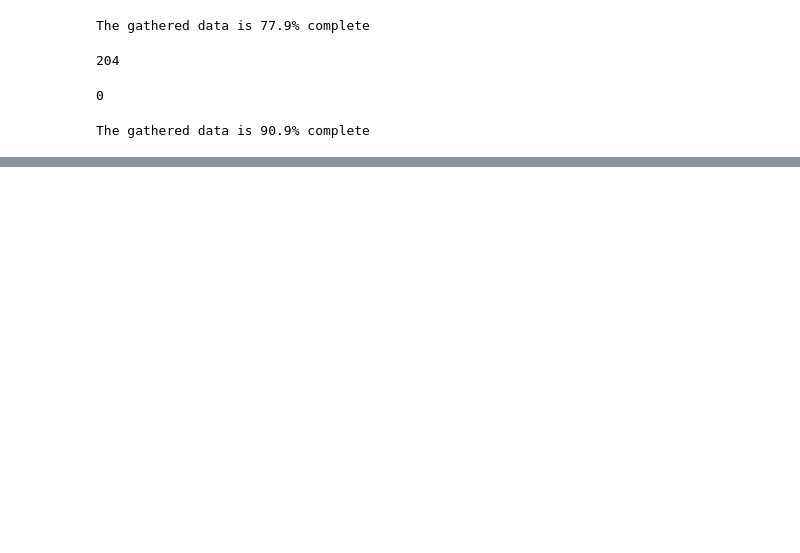
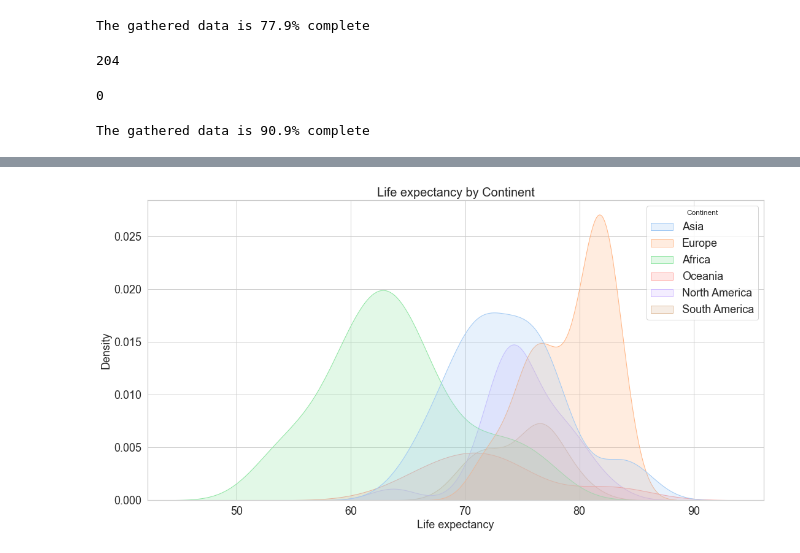
Before and after one commit to nico-stan/project-II, a Jupyter notebook: Plotting.ipynb, the cells around one changed output, grey strips where cells are left out. Cells and saved outputs as stored; diff of their text form; code cells hidden in the pictures; blank space fills up the shorter version.

```diff
--- a/Plotting.ipynb
+++ b/Plotting.ipynb
@@ -18,3 +12,20 @@ sns.set_style("whitegrid")
+# %%
+#Some configuration for matplotlib and seaborn to look pretty
+%matplotlib inline
+%config Inlinebackend.figure_format= 'retina'
+sns.set_context("poster")
+sns.set(rc={"figure.figsize": (18.,9.)})
+sns.set_style("whitegrid")
+SMALL_SIZE = 18
+MEDIUM_SIZE = 20
+BIGGER_SIZE = 30
+plt.rc('font', size=SMALL_SIZE)          # controls default text sizes
+plt.rc('axes', titlesize=MEDIUM_SIZE)     # fontsize of the axes title
+plt.rc('axes', labelsize=SMALL_SIZE)    # fontsize of the x and y labels
+plt.rc('xtick', labelsize=SMALL_SIZE)    # fontsize of the tick labels
+plt.rc('ytick', labelsize=SMALL_SIZE)    # fontsize of the tick labels
+plt.rc('legend', fontsize=SMALL_SIZE)    # legend fontsize
+plt.rc('figure', titlesize=BIGGER_SIZE)  # fontsize of the figure title
 # %%
 #Reading the clean Data Frame
 df = pd.read_csv('Output/df_clean.csv')
@@ -48,0 +161,8 @@ The gathered data is 90.9% complete
+# %%
+# Life expectancy per Continent
+plt.figure(figsize = (18, 9))
+plt.title("Life expectancy by Continent")
+sns.kdeplot(x=df2['Life expectancy'], hue=df2.Continent, fill=True, palette= sns.color_palette('pastel')[0:6]);
+plt.savefig("Output/images/Figure4.png")
+# %% [output]
+[figure, added]
```
Also changed, not shown: parts of 27 cells of this notebook, 21 other files.
